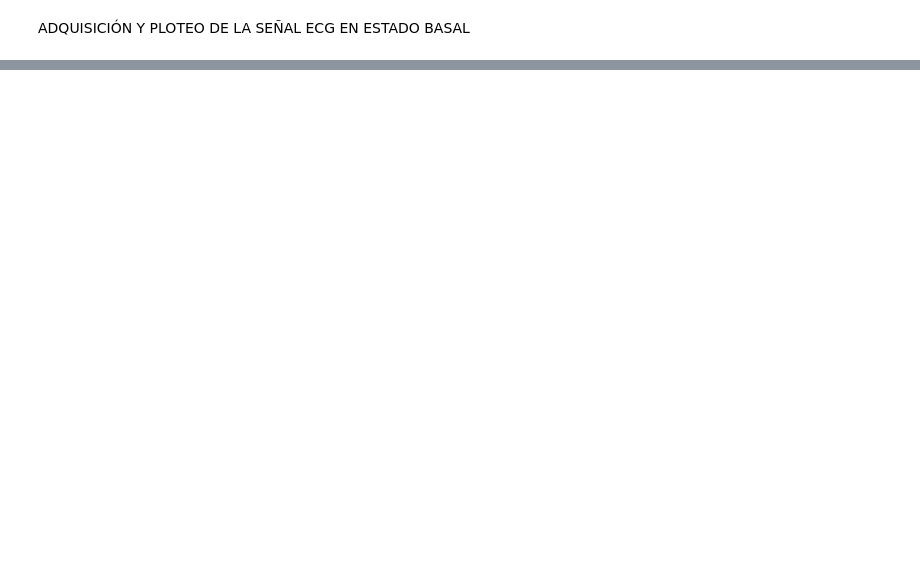
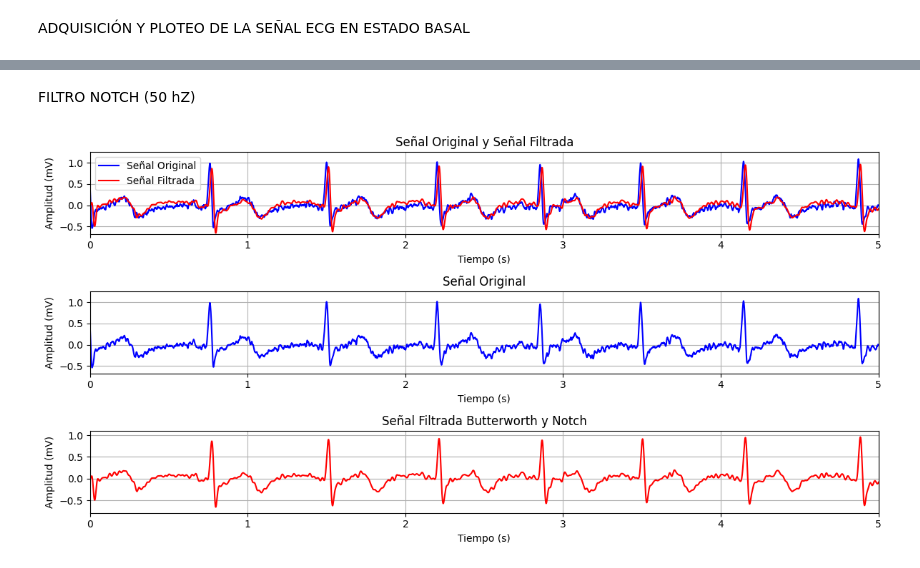
Before and after one commit to SergioHerrera2003/ISB_2024_grupo_9, a Jupyter notebook: Software/Lab9/ecg_estado_basal.ipynb, the cells around one changed output, grey strips where cells are left out. Saved outputs shown, nothing was run; the diff lists cells and outputs as text; code cells hidden in the pictures; blank space fills up the shorter version.

```diff
--- a/Software/Lab9/ecg_estado_basal.ipynb
+++ b/Software/Lab9/ecg_estado_basal.ipynb
@@ -44,0 +103,47 @@ FileNotFoundError: Documentacion\Señales\Señales_ECG\ECG_respiracion_normal.tx
+# %% [markdown]
+FILTRO NOTCH (50 hZ)
+# %%
+quality_factor=30
+freq = 50
+freq = freq / nyquist
+b, a = signal.iirnotch(freq, quality_factor)
+ECG_mV_Butterworth_Notch = signal.filtfilt(b, a, ECG_mV_Butterworth)
+
+
+# Gráfico 1: Señal original y señal filtrada por BUtterworth y Notch juntas
+plt.figure(figsize=(12, 6), dpi=100)
+plt.subplot(3, 1, 1)
+plt.plot(t, ECG_mV, label='Señal Original', color='blue')
+plt.plot(t, ECG_mV_Butterworth_Notch, label='Señal Filtrada', color='red')
+plt.xlim([0, 5])  # Límite del eje x
+plt.ylim([min(ECG_mV) - 0.1, max(ECG_mV) + 0.1])  # Límite del eje y ajustado
+plt.xlabel('Tiempo (s)')
+plt.ylabel('Amplitud (mV)')
+plt.title('Señal Original y Señal Filtrada')
+plt.legend()
+plt.grid(True)
+
+# Gráfico 2: Señal original
+plt.subplot(3, 1, 2)
+plt.plot(t, ECG_mV, color='blue')
+plt.xlim([0, 5])  # Límite del eje x
+plt.ylim([min(ECG_mV) - 0.1, max(ECG_mV) + 0.1])  # Límite del eje y ajustado
+plt.xlabel('Tiempo (s)')
+plt.ylabel('Amplitud (mV)')
+plt.title('Señal Original')
+plt.grid(True)
+
+# Gráfico 3: Señal filtrada Butterworth Notch
+plt.subplot(3, 1, 3)
+plt.plot(t, ECG_mV_Butterworth_Notch, color='red')
+plt.xlim([0, 5])  # Límite del eje x
+plt.ylim([min(ECG_mV_Butterworth_Notch) - 0.1, max(ECG_mV_Butterworth_Notch) + 0.1])  # Límite del eje y ajustado
+plt.xlabel('Tiempo (s)')
+plt.ylabel('Amplitud (mV)')
+plt.title('Señal Filtrada Butterworth y Notch')
+plt.grid(True)
+
+plt.tight_layout()
+plt.show()
+# %% [output]
+[figure, added]
```
Also changed, not shown: parts of 14 cells of this notebook, 6 other files.
